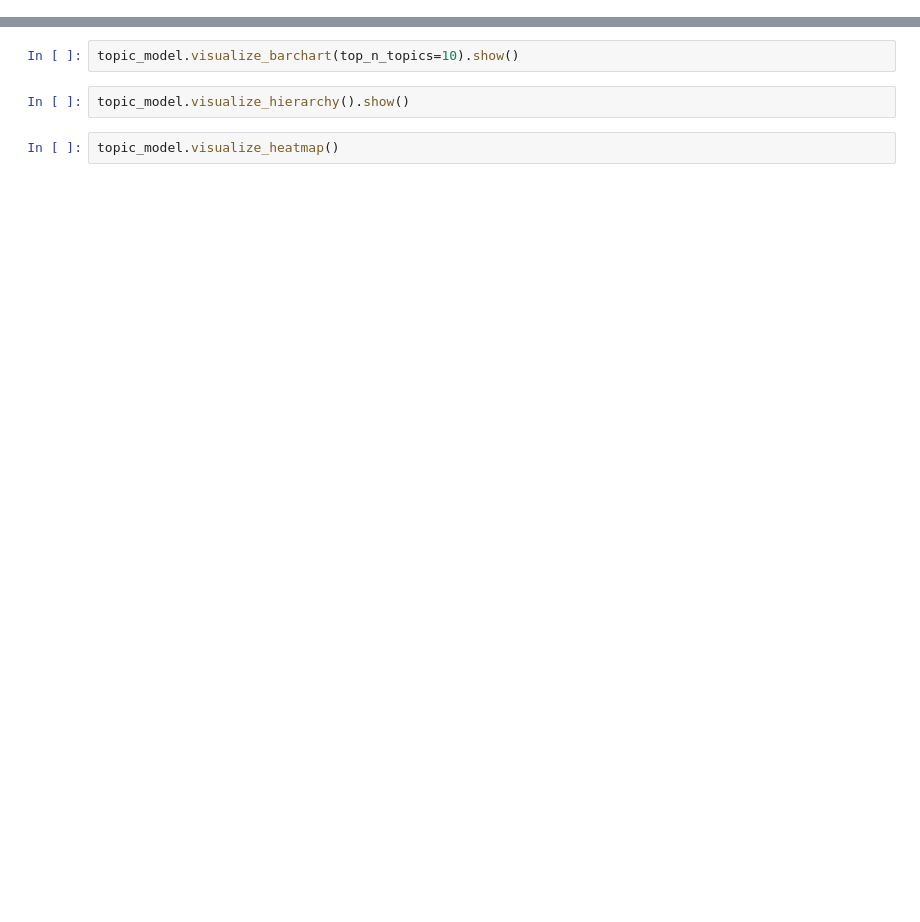
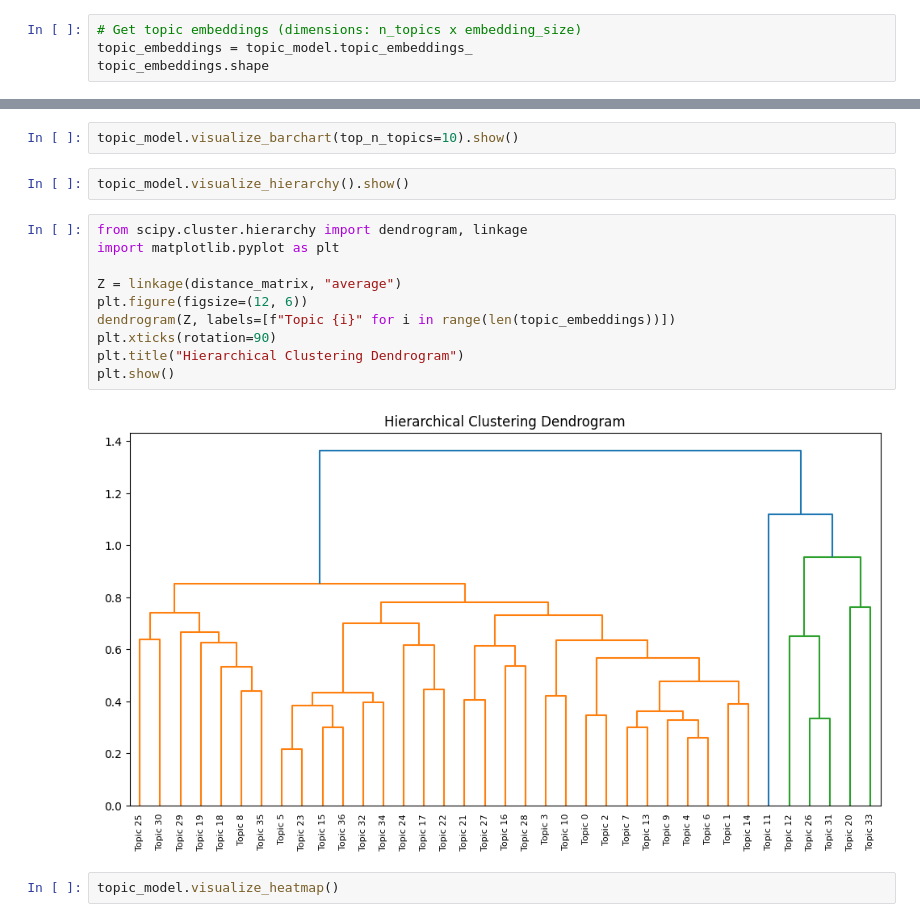
Before and after one commit to visheshgupta19/IDS_705_Final_Project, a Jupyter notebook: bertopic_2v.ipynb, the cells around one changed output, grey strips where cells are left out. Cells and saved outputs as stored; diff of their text form; blank space fills up the shorter version.

```diff
--- a/bertopic_2v.ipynb
+++ b/bertopic_2v.ipynb
@@ -298,0 +333,4 @@ Name: count, dtype: int64
+# %%
+# Get topic embeddings (dimensions: n_topics x embedding_size)
+topic_embeddings = topic_model.topic_embeddings_
+topic_embeddings.shape
@@ -349,5 +461,17 @@ topic_model.visualize_topics().show()
 topic_model.visualize_barchart(top_n_topics=10).show()
 # %%
 topic_model.visualize_hierarchy().show()
+# %%
+from scipy.cluster.hierarchy import dendrogram, linkage
+import matplotlib.pyplot as plt
+
+Z = linkage(distance_matrix, "average")
+plt.figure(figsize=(12, 6))
+dendrogram(Z, labels=[f"Topic {i}" for i in range(len(topic_embeddings))])
+plt.xticks(rotation=90)
+plt.title("Hierarchical Clustering Dendrogram")
+plt.show()
+# %% [output]
+[figure, added]
 # %%
 topic_model.visualize_heatmap()
```
Also changed, not shown: parts of 56 cells of this notebook.
